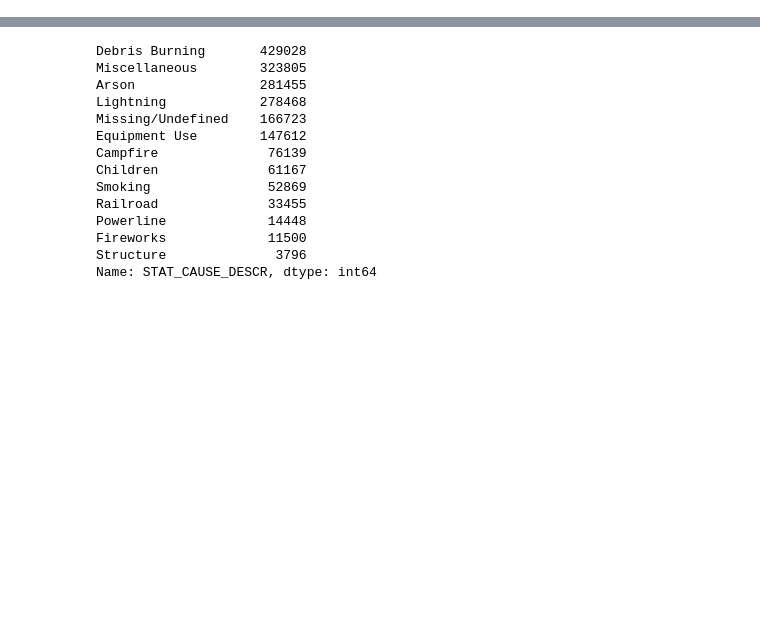
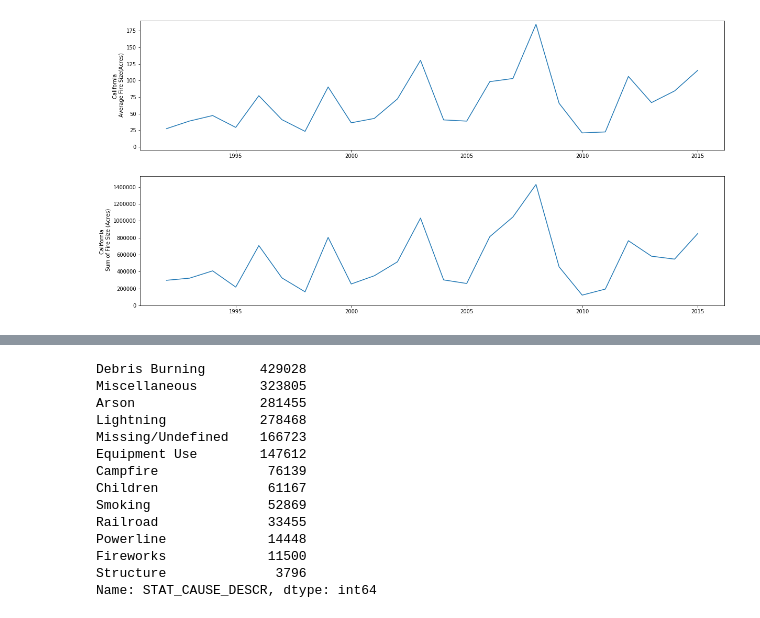
Before and after one commit to BryanSouza91/Project_1, a Jupyter notebook: Fire_Data_Analysis.ipynb, the cells around one changed output, grey strips where cells are left out. Saved outputs shown, nothing was run; the diff lists cells and outputs as text; code cells hidden in the pictures; blank space fills up the shorter version.

```diff
--- a/Fire_Data_Analysis.ipynb
+++ b/Fire_Data_Analysis.ipynb
@@ -67,0 +59,15 @@ plt.show()
+# %%
+fig, axs = plt.subplots(2, 1,figsize=(20,10))
+ax1 = axs[0]
+ax1.plot(years,ca_avg_fire_size)
+ax1.set_ylabel("California \n Average Fire Size(Acres)")
+ax1.set_ylim([-5,190])
+ax2 = axs[1]
+ax2.plot(years,ca_sum_fire_size)
+ax2.set_ylabel("California \n Sum of Fire Size (Acres)")
+ax2.set_ylim([-5,max(ca_sum_fire_size)+100000])
+plt.rcParams.update({'font.size': 10})
+plt.show()
+fig.savefig("ca_line.png")
+# %% [output]
+[figure, added]
```
Also changed, not shown: parts of 18 cells of this notebook, 10 other files.
